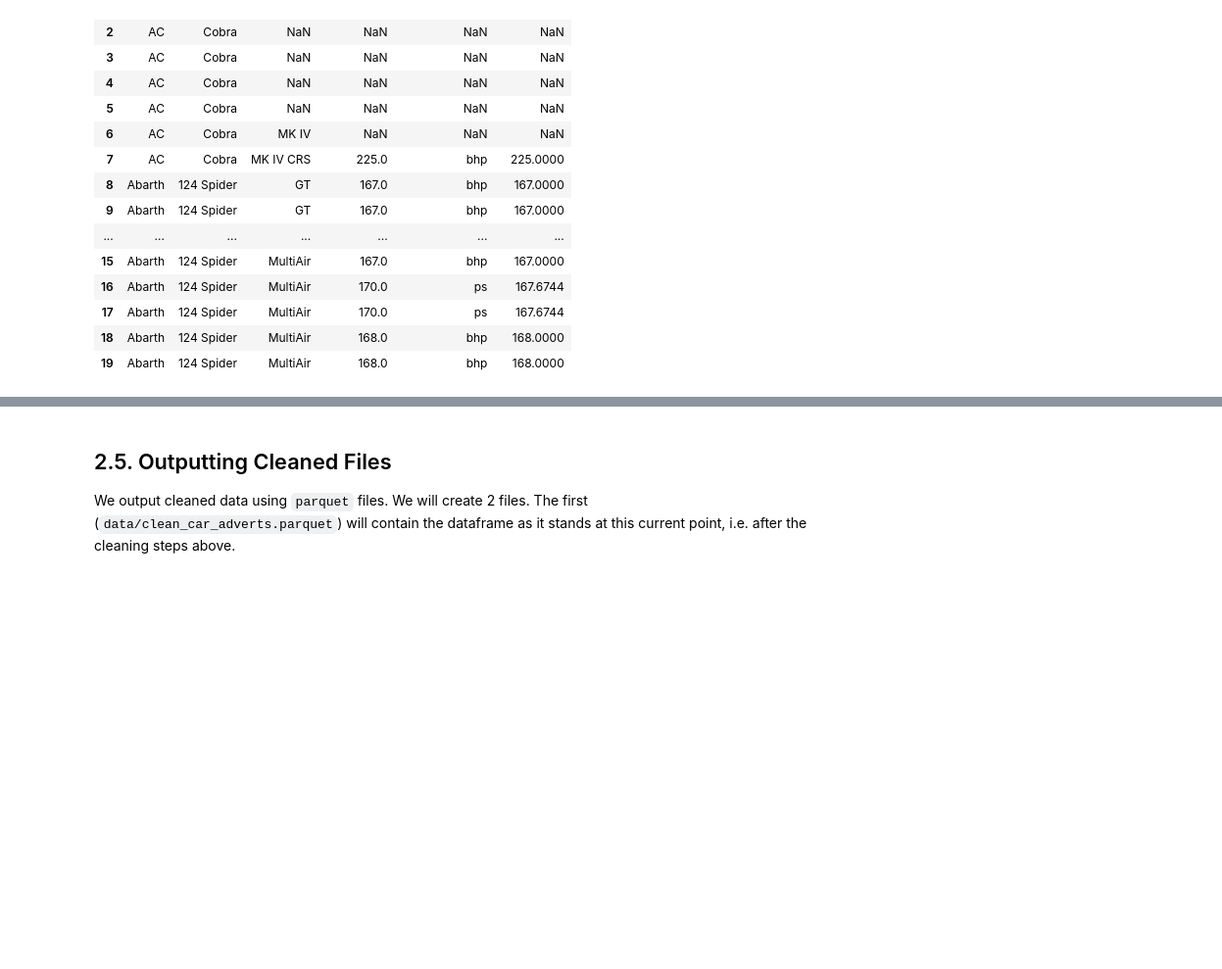
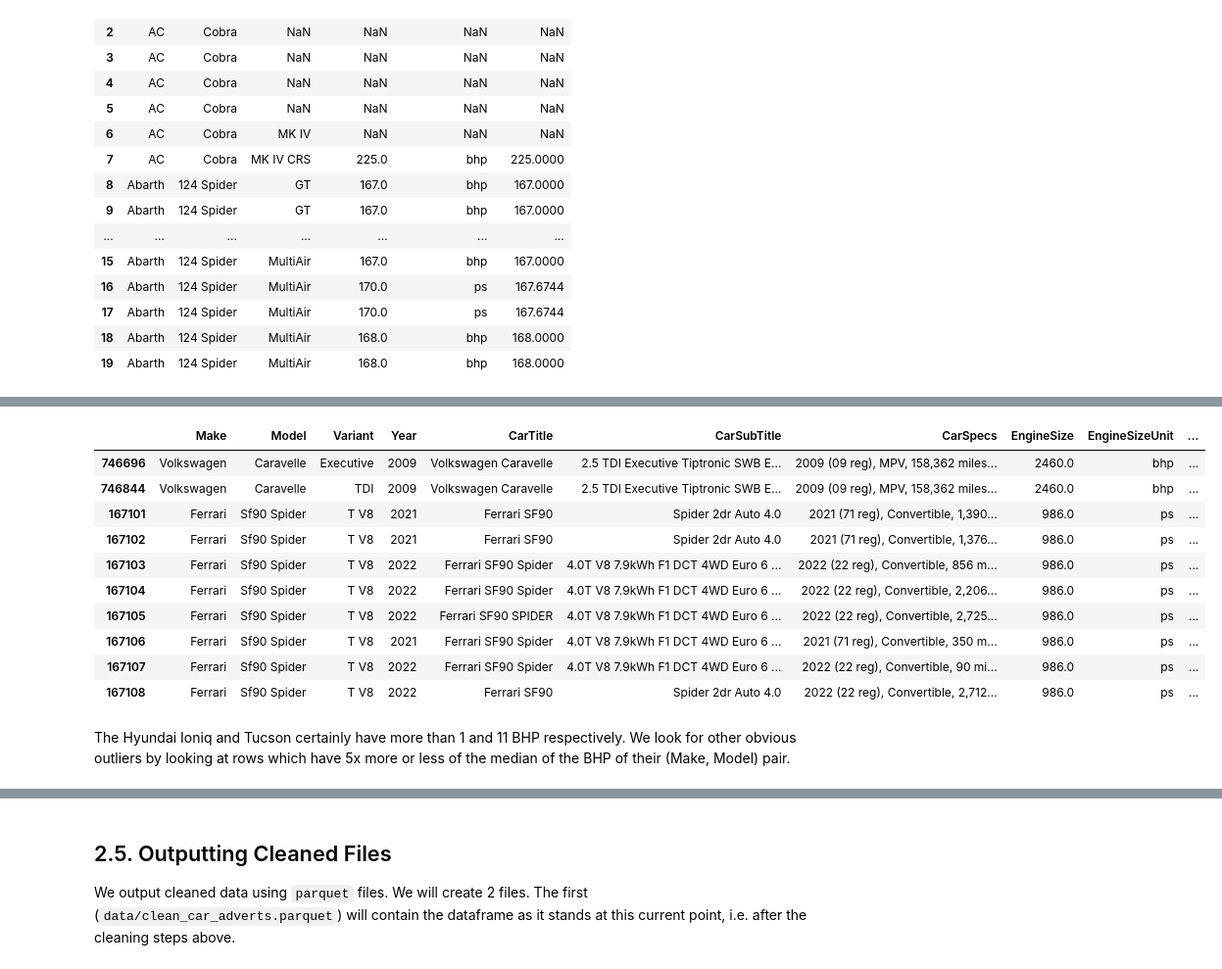
Before and after one commit to jenboc/used-car-price-prediction, a Jupyter notebook: notebooks/02_preparation.ipynb, the cells around one changed output, grey strips where cells are left out. Shown at 98% size. Cells and saved outputs as stored; diff of their text form; code cells hidden in the pictures; blank space fills up the shorter version.

```diff
--- a/notebooks/02_preparation.ipynb
+++ b/notebooks/02_preparation.ipynb
@@ -486,0 +543,16 @@ df[["Make", "Model", "Variant", "EngineSize", "EngineSizeUnit", "EngineBHP"]].he
+# %%
+df.nlargest(10, "EngineBHP")[cols]
+# %% [output]
+|  | Make | Model | Variant | Year | CarTitle | CarSubTitle | CarSpecs | EngineSize | EngineSizeUnit | ... |
+| 746696 | Volkswagen | Caravelle | Executive | 2009 | Volkswagen Caravelle | 2.5 TDI Executive Tiptronic SWB E... | 2009 (09 reg), MPV, 158,362 miles... | 2460.0 | bhp | ... |
+| 746844 | Volkswagen | Caravelle | TDI | 2009 | Volkswagen Caravelle | 2.5 TDI Executive Tiptronic SWB E... | 2009 (09 reg), MPV, 158,362 miles... | 2460.0 | bhp | ... |
+| 167101 | Ferrari | Sf90 Spider | T V8 | 2021 | Ferrari SF90 | Spider 2dr Auto 4.0 | 2021 (71 reg), Convertible, 1,390... | 986.0 | ps | ... |
+| 167102 | Ferrari | Sf90 Spider | T V8 | 2021 | Ferrari SF90 | Spider 2dr Auto 4.0 | 2021 (71 reg), Convertible, 1,376... | 986.0 | ps | ... |
+| 167103 | Ferrari | Sf90 Spider | T V8 | 2022 | Ferrari SF90 Spider | 4.0T V8 7.9kWh F1 DCT 4WD Euro 6 ... | 2022 (22 reg), Convertible, 856 m... | 986.0 | ps | ... |
+| 167104 | Ferrari | Sf90 Spider | T V8 | 2022 | Ferrari SF90 Spider | 4.0T V8 7.9kWh F1 DCT 4WD Euro 6 ... | 2022 (22 reg), Convertible, 2,206... | 986.0 | ps | ... |
+| 167105 | Ferrari | Sf90 Spider | T V8 | 2022 | Ferrari SF90 SPIDER | 4.0T V8 7.9kWh F1 DCT 4WD Euro 6 ... | 2022 (22 reg), Convertible, 2,725... | 986.0 | ps | ... |
+| 167106 | Ferrari | Sf90 Spider | T V8 | 2021 | Ferrari SF90 Spider | 4.0T V8 7.9kWh F1 DCT 4WD Euro 6 ... | 2021 (71 reg), Convertible, 350 m... | 986.0 | ps | ... |
+| 167107 | Ferrari | Sf90 Spider | T V8 | 2022 | Ferrari SF90 Spider | 4.0T V8 7.9kWh F1 DCT 4WD Euro 6 ... | 2022 (22 reg), Convertible, 90 mi... | 986.0 | ps | ... |
+| 167108 | Ferrari | Sf90 Spider | T V8 | 2022 | Ferrari SF90 | Spider 2dr Auto 4.0 | 2022 (22 reg), Convertible, 2,712... | 986.0 | ps | ... |
+# %% [markdown]
+The Hyundai Ioniq and Tucson certainly have more than 1 and 11 BHP respectively. We look for other obvious outliers by looking at rows which have 5x more or less of the median of the BHP of their (Make, Model) pair.
```
Also changed, not shown: parts of 22 cells of this notebook, 1 other file.
